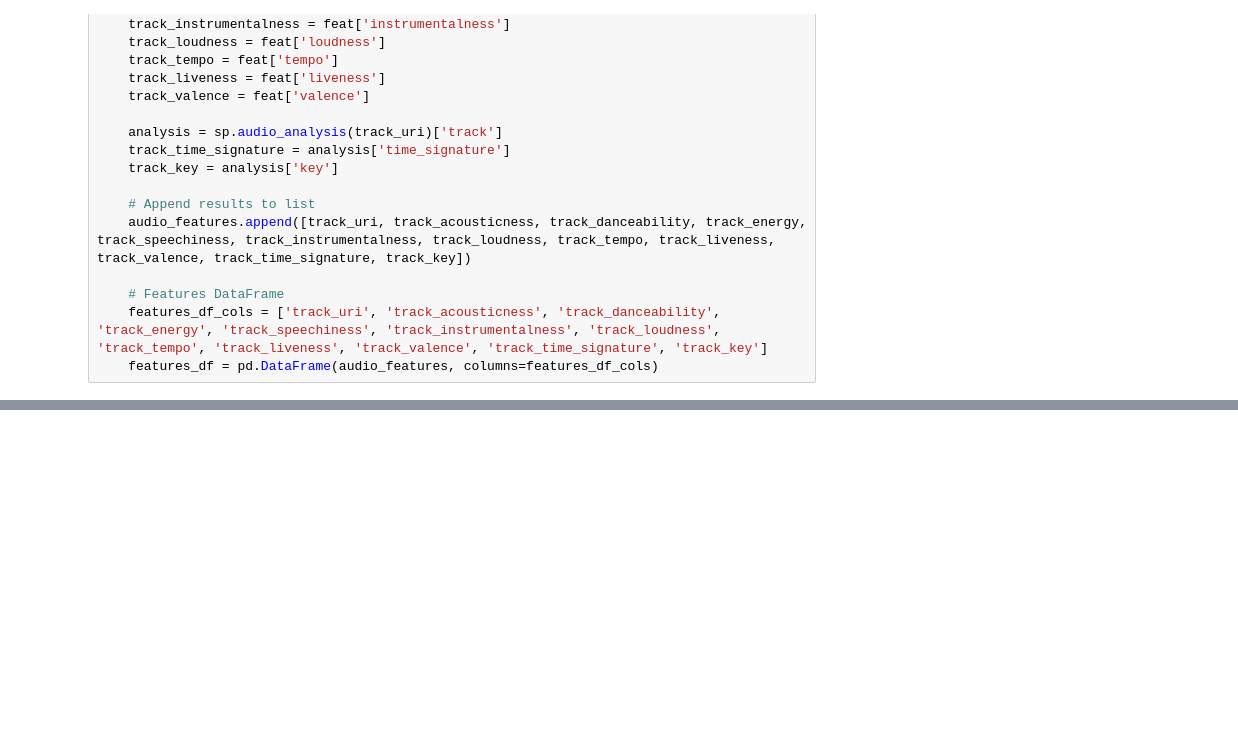
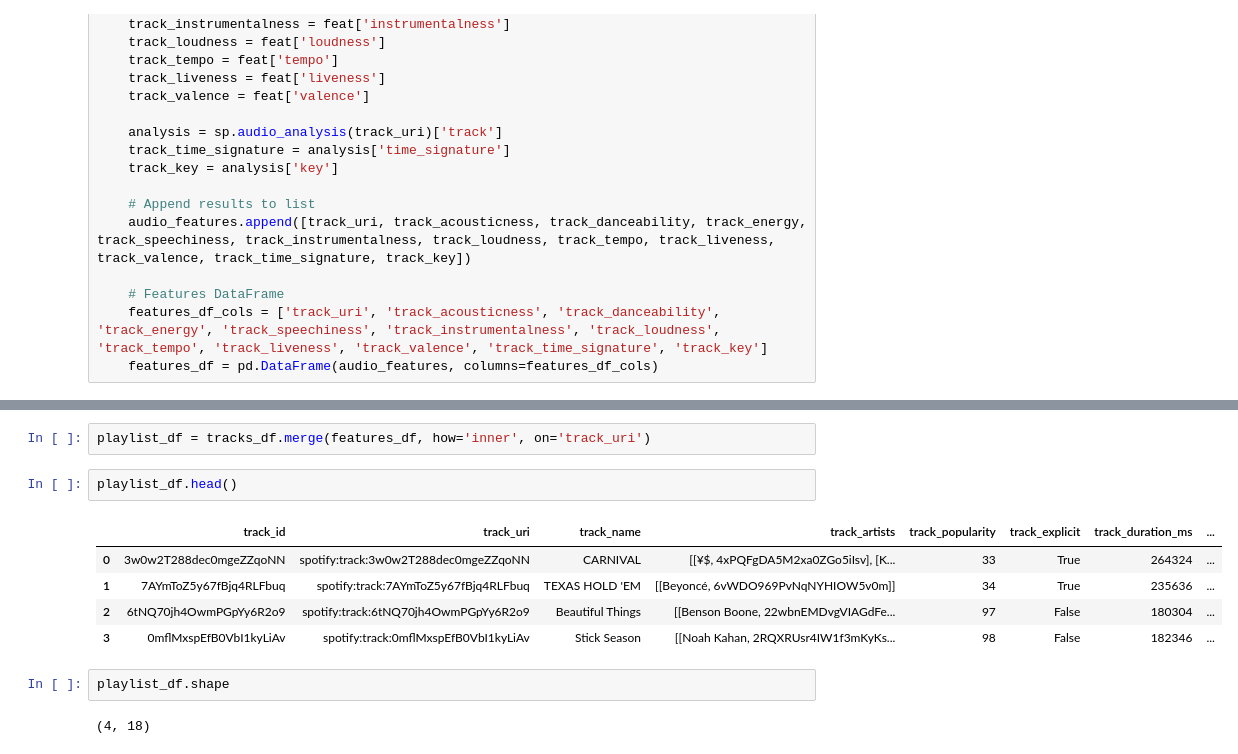
Before and after one commit to jblanche1325/spotify-data-engineering, a Jupyter notebook: notebooks/pull_spotify_data.ipynb, the cells around one changed output, grey strips where cells are left out. Saved outputs shown, nothing was run; the diff lists cells and outputs as text; blank space fills up the shorter version.

```diff
--- a/notebooks/pull_spotify_data.ipynb
+++ b/notebooks/pull_spotify_data.ipynb
@@ -142,0 +133,14 @@ features_df.head()
+# %%
+playlist_df = tracks_df.merge(features_df, how='inner', on='track_uri')
+# %%
+playlist_df.head()
+# %% [output]
+|  | track_id | track_uri | track_name | track_artists | track_popularity | track_explicit | track_duration_ms | ... |
+| 0 | 3w0w2T288dec0mgeZZqoNN | spotify:track:3w0w2T288dec0mgeZZqoNN | CARNIVAL | [[¥$, 4xPQFgDA5M2xa0ZGo5iIsv], [K... | 33 | True | 264324 | ... |
+| 1 | 7AYmToZ5y67fBjq4RLFbuq | spotify:track:7AYmToZ5y67fBjq4RLFbuq | TEXAS HOLD 'EM | [[Beyoncé, 6vWDO969PvNqNYHIOW5v0m]] | 34 | True | 235636 | ... |
+| 2 | 6tNQ70jh4OwmPGpYy6R2o9 | spotify:track:6tNQ70jh4OwmPGpYy6R2o9 | Beautiful Things | [[Benson Boone, 22wbnEMDvgVIAGdFe... | 97 | False | 180304 | ... |
+| 3 | 0mflMxspEfB0VbI1kyLiAv | spotify:track:0mflMxspEfB0VbI1kyLiAv | Stick Season | [[Noah Kahan, 2RQXRUsr4IW1f3mKyKs... | 98 | False | 182346 | ... |
+# %%
+playlist_df.shape
+# %% [output]
+(4, 18)
```
Also changed, not shown: parts of 6 cells of this notebook, 4 other files.
